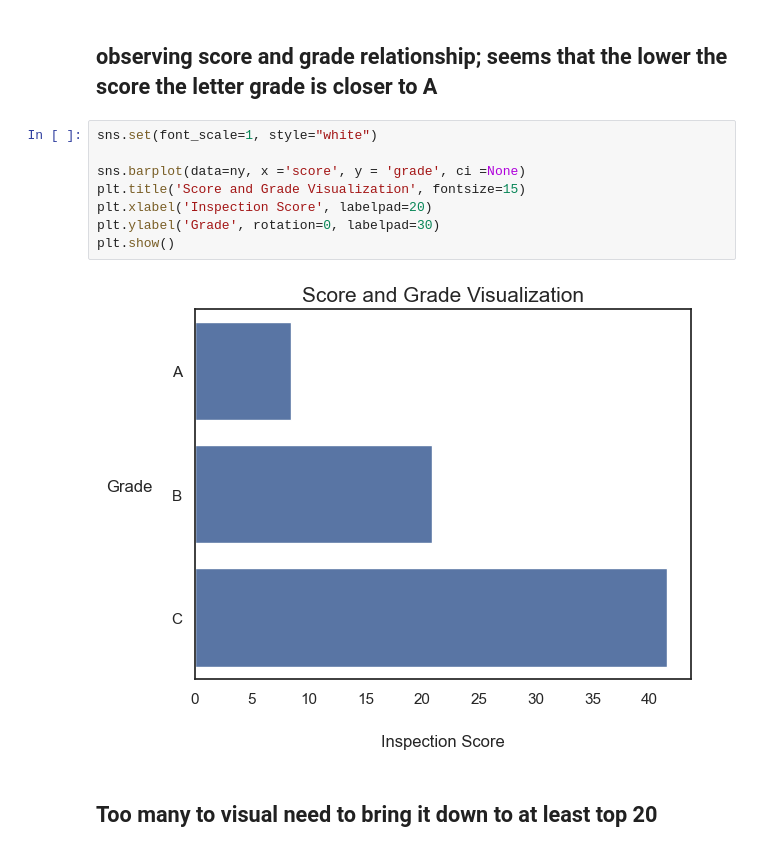
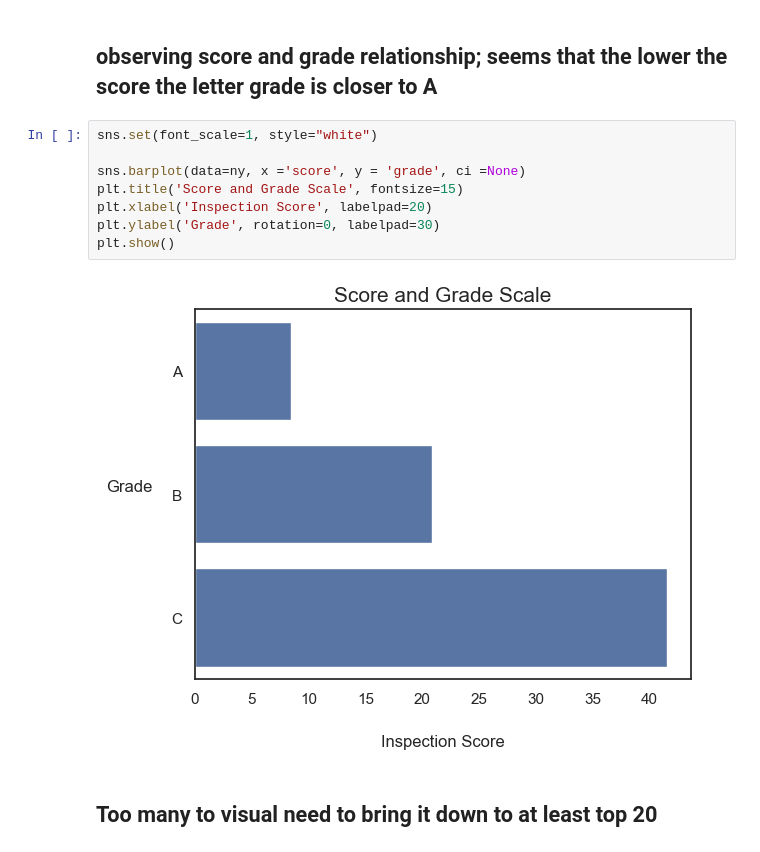
Before and after one commit to Somerville-2023/New-York-health-Inspection-Prediction, a Jupyter notebook: marc-folder/marc_eda.ipynb, the cells around one changed output. Drawn from its saved outputs; the diff is of its cells as text.

Commit message:
added more visuals

```diff
--- a/marc-folder/marc_eda.ipynb
+++ b/marc-folder/marc_eda.ipynb
@@ -572,13 +572,13 @@ plt.show()
 # %%
 sns.set(font_scale=1, style="white")
 
 sns.barplot(data=ny, x ='score', y = 'grade', ci =None)
-plt.title('Score and Grade Visualization', fontsize=15)
+plt.title('Score and Grade Scale', fontsize=15)
 plt.xlabel('Inspection Score', labelpad=20)
 plt.ylabel('Grade', rotation=0, labelpad=30)
 plt.show()
 # %% [output]
-[figure, old version]
+[figure, new version]
 # %% [markdown]
 ## Too many to visual need to bring it down to at least top 20
 # %%
```
Also changed, not shown: parts of 8 cells of this notebook.
